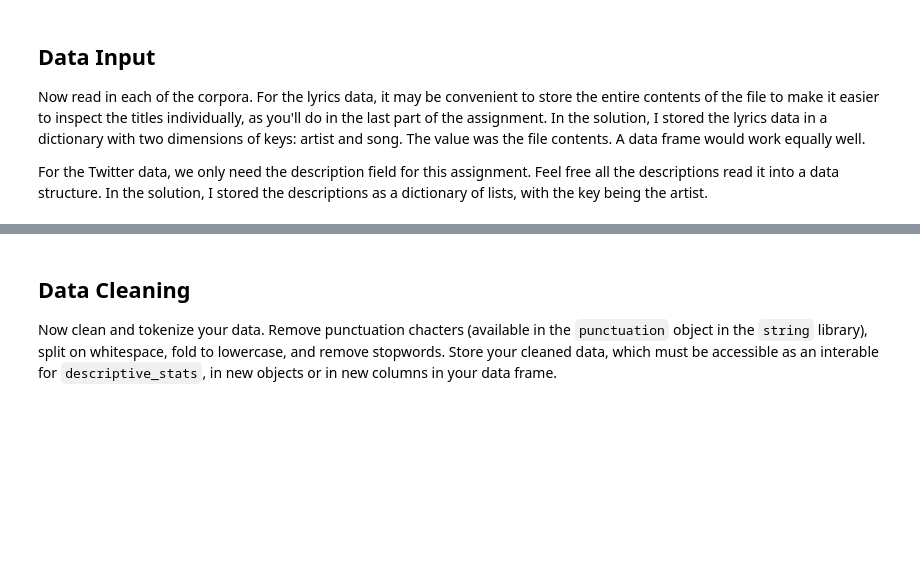
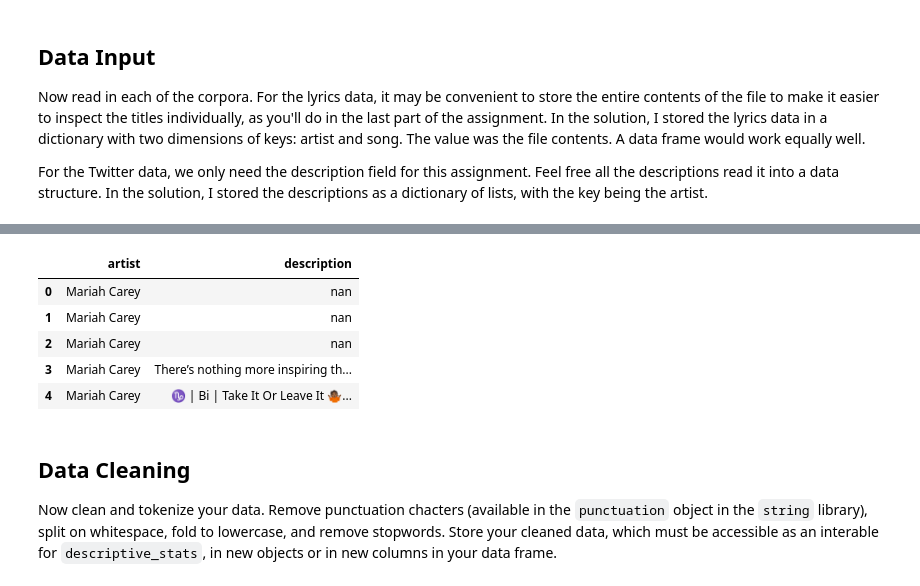
Before and after one commit to dingyiduan7/ADS_509_module2, a Jupyter notebook: Lyrics and Description EDA.ipynb, the cells around one changed output, grey strips where cells are left out. Cells and saved outputs as stored; diff of their text form; code cells hidden in the pictures; blank space fills up the shorter version.

```diff
--- a/Lyrics and Description EDA.ipynb
+++ b/Lyrics and Description EDA.ipynb
@@ -122,22 +122,31 @@ lyrics_df.head()
 # %%
 # Read in the twitter data
 twitter_path = data_location + twitter_folder
 twitter_files = os.listdir(twitter_path)
 
 mariah_df = pd.DataFrame()
 nicki_df = pd.DataFrame()
 
 mariah_des = pd.read_csv(os.path.join(twitter_path, 'MariahCarey_followers.txt'),sep='\t')['description']
 nicki_des = pd.read_csv(os.path.join(twitter_path, 'NICKIMINAJ_followers.txt'),sep='\t')['description']
 
 mariah_df['artist'] = ['Mariah Carey']*len(mariah_des)
 mariah_df['description'] = mariah_des
 
 nicki_df['artist'] = ['Nicki Minaj']*len(nicki_des)
 nicki_df['description'] = nicki_des
 
 twitter_df = pd.concat([mariah_df,nicki_df])
 twitter_df['description'] = twitter_df['description'].astype(str)
+
+twitter_df.head()
+# %% [output]
+|  | artist | description |
+| 0 | Mariah Carey | nan |
+| 1 | Mariah Carey | nan |
+| 2 | Mariah Carey | nan |
+| 3 | Mariah Carey | There’s nothing more inspiring th... |
+| 4 | Mariah Carey | ♑️ | Bi | Take It Or Leave It 🤷🏾‍... |
 # %% [markdown]
 ## Data Cleaning
 
```
Also changed, not shown: parts of 13 cells of this notebook.
